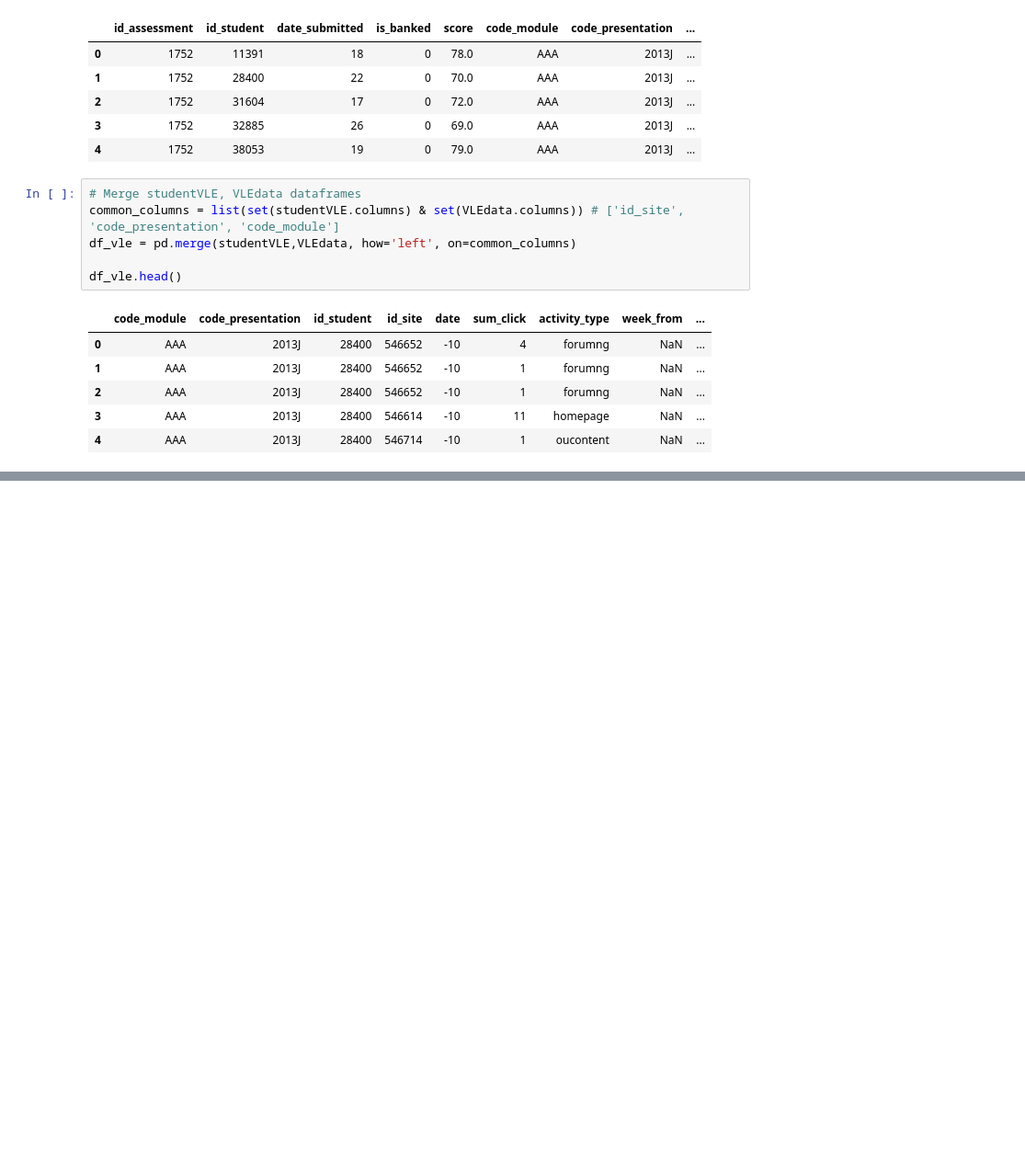
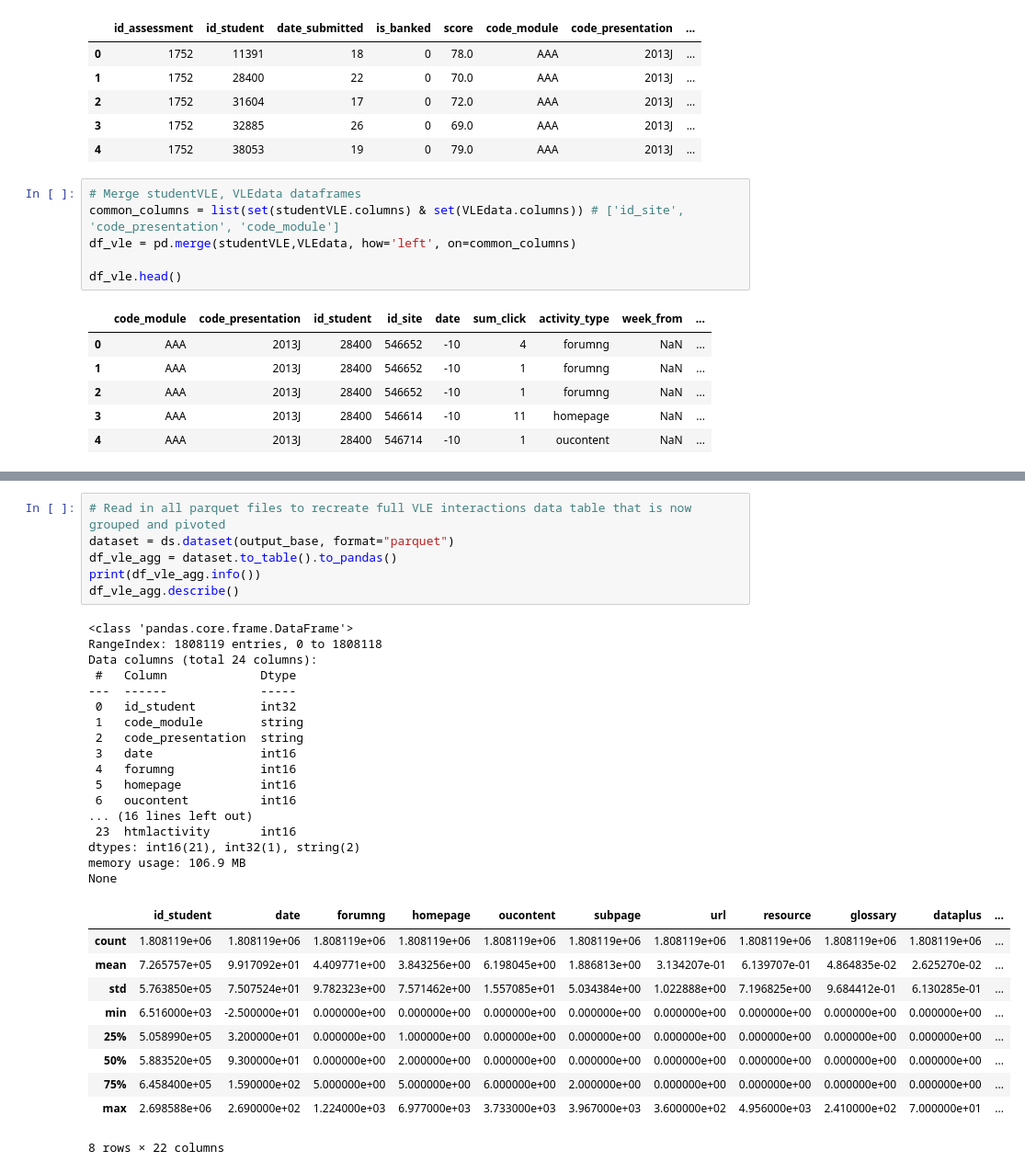
Before and after one commit to Erdos-Projects/fall-2025-risk-factors-in-online-courses, a Jupyter notebook: data_merge.ipynb, the cells around one changed output, grey strips where cells are left out. Shown at 92% size. Drawn from its saved outputs; the diff is of its cells as text; blank space fills up the shorter version.

```diff
--- a/data_merge.ipynb
+++ b/data_merge.ipynb
@@ -381,0 +462,34 @@ Columns in df2 only: []
+# %%
+# Read in all parquet files to recreate full VLE interactions data table that is now grouped and pivoted
+dataset = ds.dataset(output_base, format="parquet")
+df_vle_agg = dataset.to_table().to_pandas()
+print(df_vle_agg.info())
+df_vle_agg.describe()
+# %% [output]
+<class 'pandas.core.frame.DataFrame'>
+RangeIndex: 1808119 entries, 0 to 1808118
+Data columns (total 24 columns):
+ #   Column             Dtype
+---  ------             -----
+ 0   id_student         int32
+ 1   code_module        string
+ 2   code_presentation  string
+ 3   date               int16
+ 4   forumng            int16
+ 5   homepage           int16
+ 6   oucontent          int16
+... (16 lines left out)
+ 23  htmlactivity       int16
+dtypes: int16(21), int32(1), string(2)
+memory usage: 106.9 MB
+None
+|  | id_student | date | forumng | homepage | oucontent | subpage | url | resource | glossary | dataplus | ... |
+| count | 1.808119e+06 | 1.808119e+06 | 1.808119e+06 | 1.808119e+06 | 1.808119e+06 | 1.808119e+06 | 1.808119e+06 | 1.808119e+06 | 1.808119e+06 | 1.808119e+06 | ... |
+| mean | 7.265757e+05 | 9.917092e+01 | 4.409771e+00 | 3.843256e+00 | 6.198045e+00 | 1.886813e+00 | 3.134207e-01 | 6.139707e-01 | 4.864835e-02 | 2.625270e-02 | ... |
+| std | 5.763850e+05 | 7.507524e+01 | 9.782323e+00 | 7.571462e+00 | 1.557085e+01 | 5.034384e+00 | 1.022888e+00 | 7.196825e+00 | 9.684412e-01 | 6.130285e-01 | ... |
+| min | 6.516000e+03 | -2.500000e+01 | 0.000000e+00 | 0.000000e+00 | 0.000000e+00 | 0.000000e+00 | 0.000000e+00 | 0.000000e+00 | 0.000000e+00 | 0.000000e+00 | ... |
+| 25% | 5.058990e+05 | 3.200000e+01 | 0.000000e+00 | 1.000000e+00 | 0.000000e+00 | 0.000000e+00 | 0.000000e+00 | 0.000000e+00 | 0.000000e+00 | 0.000000e+00 | ... |
+| 50% | 5.883520e+05 | 9.300000e+01 | 0.000000e+00 | 2.000000e+00 | 0.000000e+00 | 0.000000e+00 | 0.000000e+00 | 0.000000e+00 | 0.000000e+00 | 0.000000e+00 | ... |
+| 75% | 6.458400e+05 | 1.590000e+02 | 5.000000e+00 | 5.000000e+00 | 6.000000e+00 | 2.000000e+00 | 0.000000e+00 | 0.000000e+00 | 0.000000e+00 | 0.000000e+00 | ... |
+| max | 2.698588e+06 | 2.690000e+02 | 1.224000e+03 | 6.977000e+03 | 3.733000e+03 | 3.967000e+03 | 3.600000e+02 | 4.956000e+03 | 2.410000e+02 | 7.000000e+01 | ... |
+8 rows × 22 columns
```
Also changed, not shown: parts of 27 cells of this notebook.
